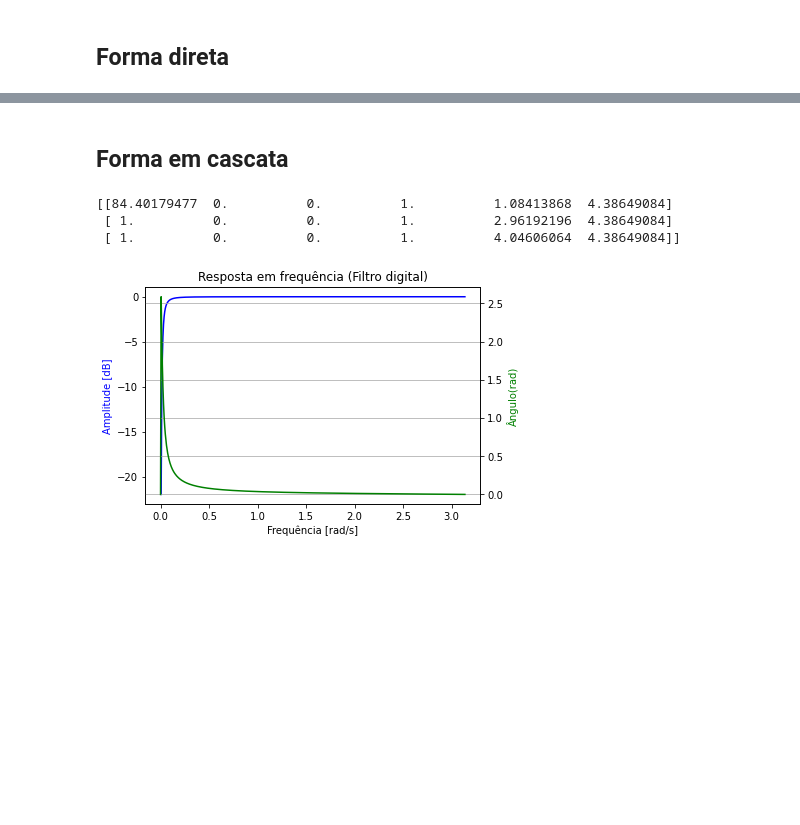
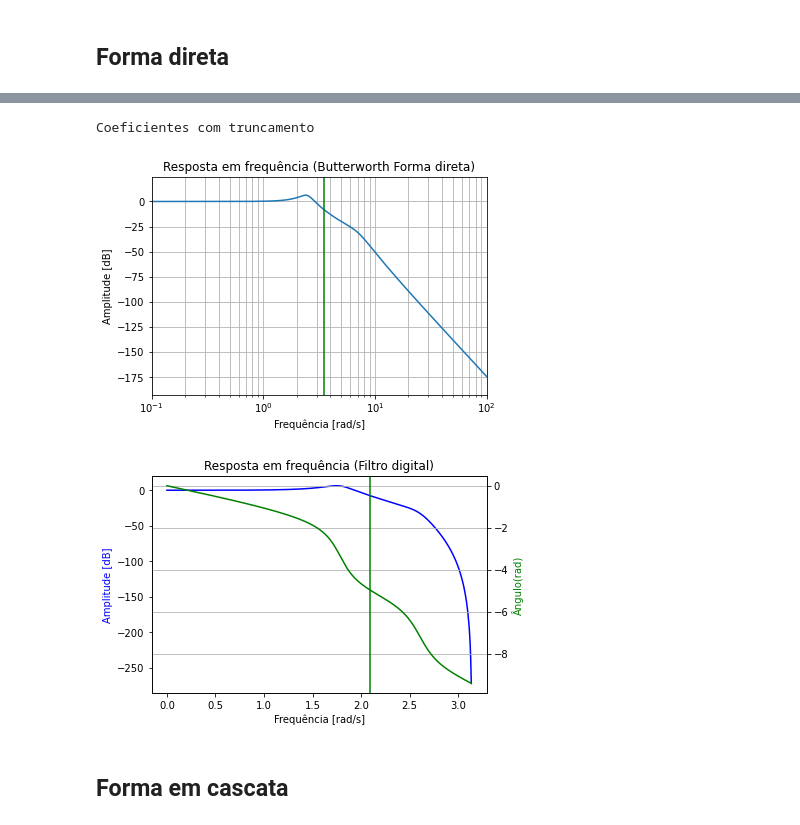
Before and after one commit to Xornotor/Filtro-Digital-Transformacao-Bilinear, a Jupyter notebook: AC04_Andre_Paiva.ipynb, the cells around one changed output, grey strips where cells are left out. Saved outputs shown, nothing was run; the diff lists cells and outputs as text; code cells hidden in the pictures; blank space fills up the shorter version.

```diff
--- a/AC04_Andre_Paiva.ipynb
+++ b/AC04_Andre_Paiva.ipynb
@@ -62,33 +99,8 @@ plt.show()
+# %%
+forma_direta(N, Wc, True, precisao_round)
+# %% [output]
+Coeficientes com truncamento
+[figure, added]
+[figure, added]
 # %% [markdown]
 ## Forma em cascata
-# %%
-samplerate = 100
-sos = signal.butter(6, 2*np.pi/3, btype='lowpass', analog=True, output='sos')
-print(sos)
-z_sos = []
-p_sos = []
-i = 0
-while i < sos.shape[0]:
-    z, p = signal.bilinear(sos[i][0:3], sos[i][3:6], fs=samplerate)
-    z_sos.append(z)
-    p_sos.append(p)
-    i = i + 1
-
-w, h = signal.freqz(z, p)
-fig, ax1 = plt.subplots()
-ax1.set_title('Resposta em frequência (Filtro digital)')
-ax1.plot(w, 20.0 * np.log10(abs(h)), 'b')
-ax1.set_ylabel('Amplitude [dB]', color='b')
-ax1.set_xlabel('Frequência [rad/s]')
-ax2 = ax1.twinx()
-angles = np.unwrap(np.angle(h))
-ax2.plot(w, angles, 'g')
-ax2.set_ylabel('Ângulo(rad)', color='g')
-ax2.grid()
-ax2.axis('tight')
-plt.show()
-# %% [output]
-[[84.40179477  0.          0.          1.          1.08413868  4.38649084]
- [ 1.          0.          0.          1.          2.96192196  4.38649084]
- [ 1.          0.          0.          1.          4.04606064  4.38649084]]
-[figure, removed]
```
Also changed, not shown: parts of 12 cells of this notebook.
